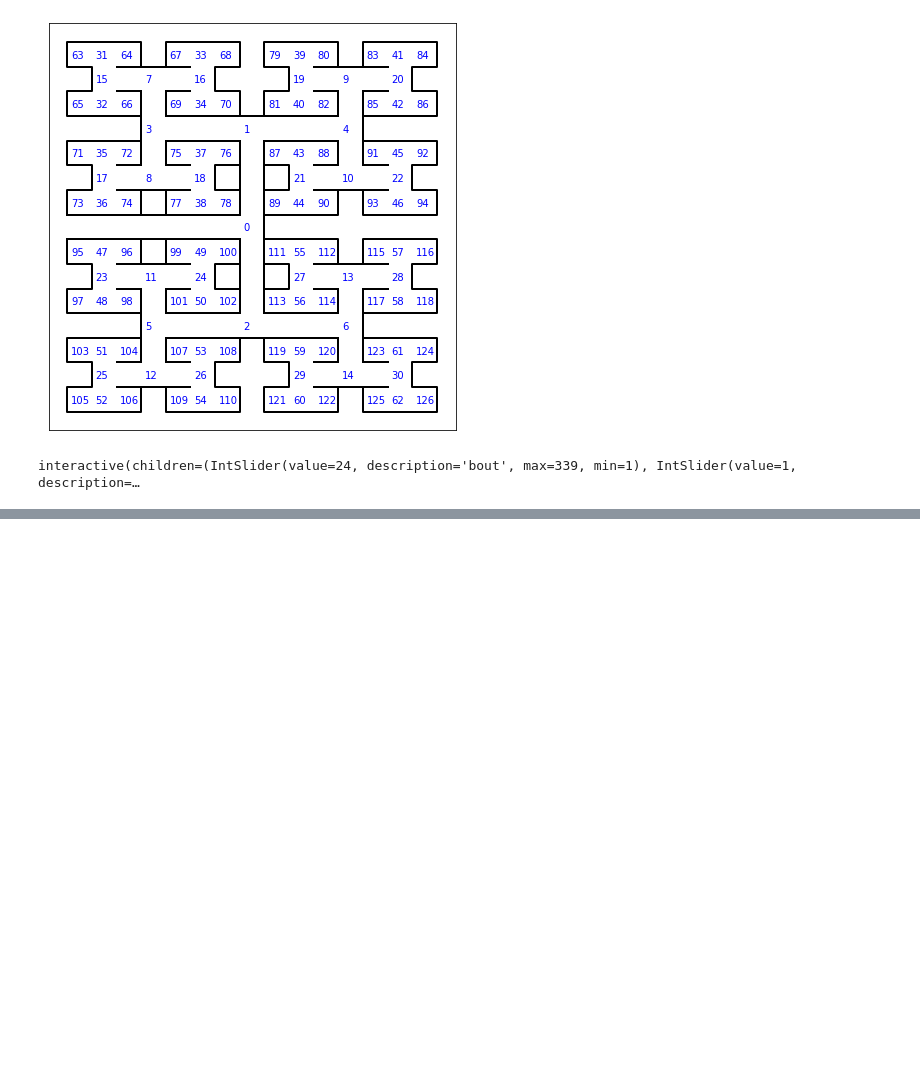
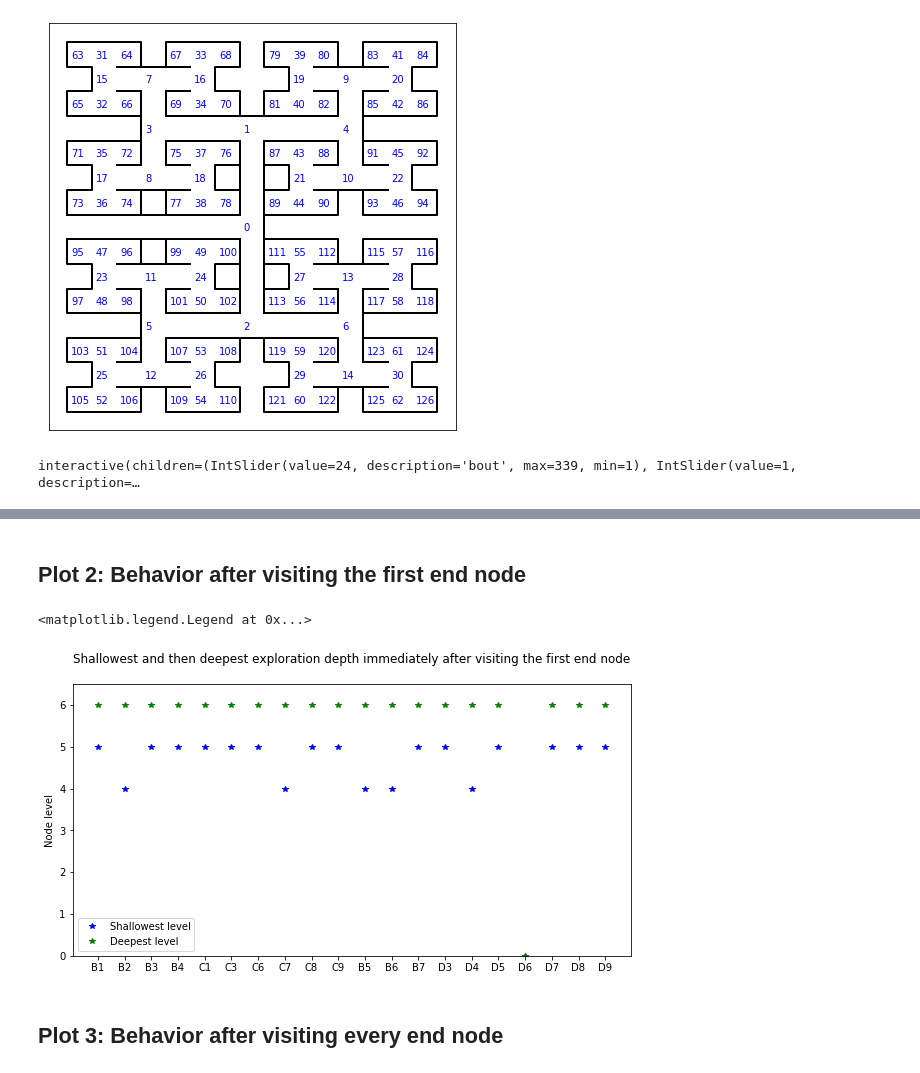
Before and after one commit to umeshksingla/MouseMazeHierRL, a Jupyter notebook: Behavior_Analysis.ipynb, the cells around one changed output, grey strips where cells are left out. Saved outputs shown, nothing was run; the diff lists cells and outputs as text; code cells hidden in the pictures; blank space fills up the shorter version.

```diff
--- a/Behavior_Analysis.ipynb
+++ b/Behavior_Analysis.ipynb
@@ -261,0 +297,2 @@ Node list:  [63, 64, 65, 66, 67, 68, 69, 70, 71, 72, 73, 74, 75, 76, 77, 78, 79,
+# %% [markdown]
+## Plot 2: Behavior after  visiting the first end node
@@ -261,0 +343,15 @@ Node list:  [63, 64, 65, 66, 67, 68, 69, 70, 71, 72, 73, 74, 75, 76, 77, 78, 79,
+# %%
+# Plot figure for shallowest and deepest node level explored immediately after the first end node visit
+plt.figure(figsize=(10,5))
+plt.plot(np.arange(1,21), frEN[1,:], '*b', label='Shallowest level')
+plt.plot(np.arange(1,21), frEN[2,:], '*g', label='Deepest level')
+plt.xticks(ticks=np.arange(1,21), labels=AllNames)
+plt.ylim([0,6.5])
+plt.title('Shallowest and then deepest exploration depth immediately after visiting the first end node\n')
+plt.ylabel('Node level')
+plt.legend()
+# %% [output]
+<matplotlib.legend.Legend at 0x...>
+[figure, added]
+# %% [markdown]
+## Plot 3: Behavior after visiting every end node
```
Also changed, not shown: parts of 6 cells of this notebook.
